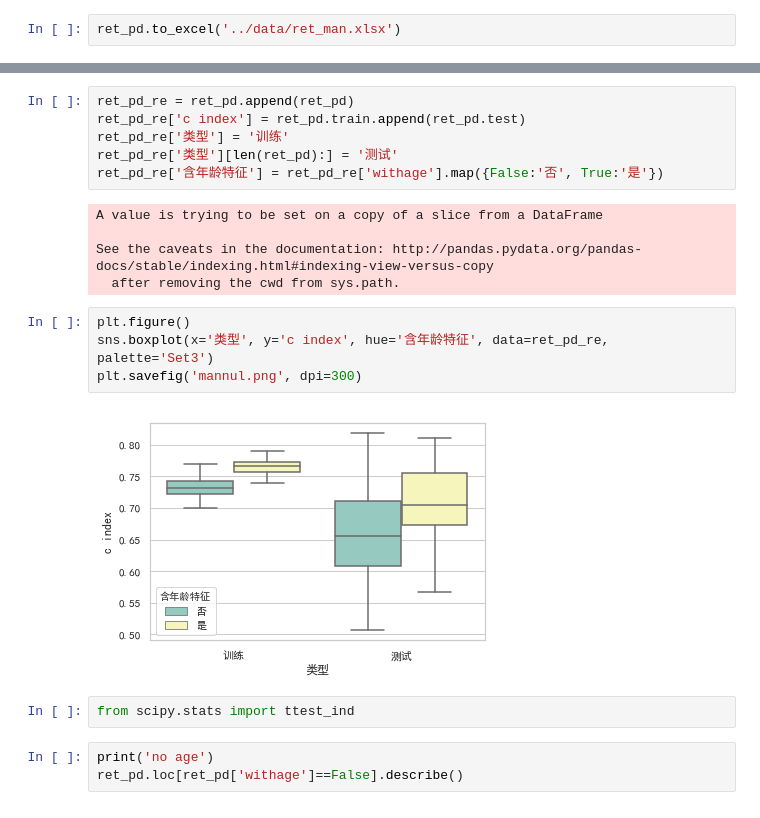
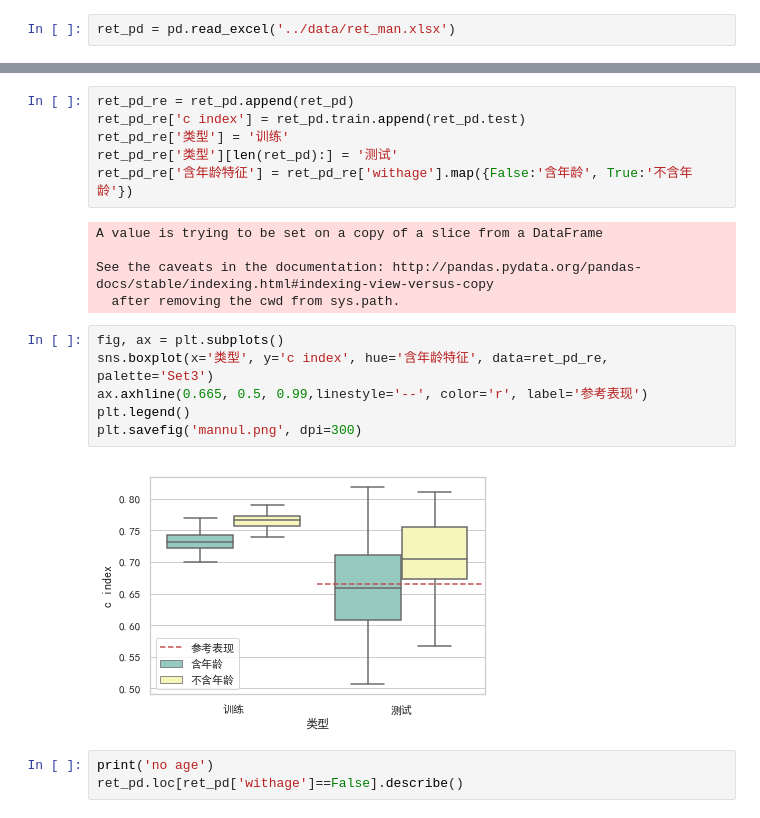
Before and after one commit to KiyoshiMu/Survival-Analysis-by-Breast-Cancer-Slides, a Jupyter notebook: notebook/baseline_establishment.ipynb, the cells around one changed output, grey strips where cells are left out. Drawn from its saved outputs; the diff is of its cells as text.

```diff
--- a/notebook/baseline_establishment.ipynb
+++ b/notebook/baseline_establishment.ipynb
@@ -166,4 +230,4 @@ def result():
 # %%
 ret_pd = result()
 # %%
-ret_pd.to_excel('../data/ret_man.xlsx')
+ret_pd = pd.read_excel('../data/ret_man.xlsx')
@@ -172,20 +238,20 @@ ret_pd_re = ret_pd.append(ret_pd)
 ret_pd_re['c index'] = ret_pd.train.append(ret_pd.test)
 ret_pd_re['类型'] = '训练'
 ret_pd_re['类型'][len(ret_pd):] = '测试'
-ret_pd_re['含年龄特征'] = ret_pd_re['withage'].map({False:'否', True:'是'})
+ret_pd_re['含年龄特征'] = ret_pd_re['withage'].map({False:'含年龄', True:'不含年龄'})
 # %% [output]
 A value is trying to be set on a copy of a slice from a DataFrame
 
 See the caveats in the documentation: http://pandas.pydata.org/pandas-docs/stable/indexing.html#indexing-view-versus-copy
   after removing the cwd from sys.path.
 # %%
-plt.figure()
+fig, ax = plt.subplots()
 sns.boxplot(x='类型', y='c index', hue='含年龄特征', data=ret_pd_re, palette='Set3')
+ax.axhline(0.665, 0.5, 0.99,linestyle='--', color='r', label='参考表现')
+plt.legend()
 plt.savefig('mannul.png', dpi=300)
 # %% [output]
-[figure, old version]
+[figure, new version]
-# %%
-from scipy.stats import ttest_ind
 # %%
 print('no age')
 ret_pd.loc[ret_pd['withage']==False].describe()
```
Also changed, not shown: parts of 15 cells of this notebook, 4 other files.
